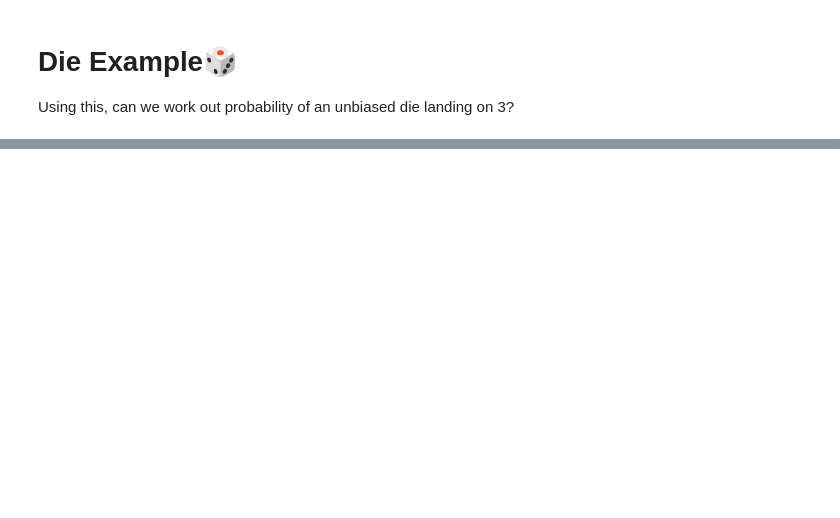
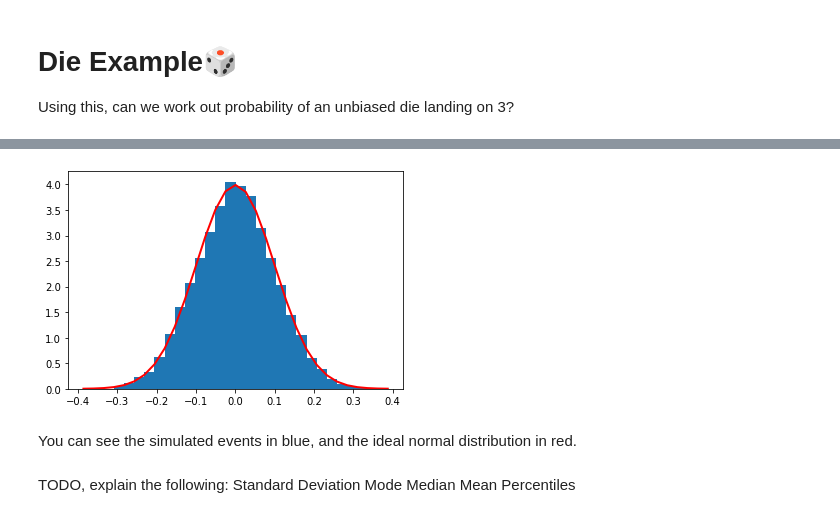
Before and after one commit to jonathanfrawley/data_analysis_and_machine_learning_course, a Jupyter notebook: slides/slides_01.ipynb, the cells around one changed output, grey strips where cells are left out. Saved outputs shown, nothing was run; the diff lists cells and outputs as text; code cells hidden in the pictures; blank space fills up the shorter version.

```diff
--- a/slides/slides_01.ipynb
+++ b/slides/slides_01.ipynb
@@ -111,0 +150,19 @@ SyntaxError: invalid syntax (<ipython-input-14-a2d52e982b1e>, line 1)
+# %%
+mu, sigma = 0, 0.1 # mean and standard deviation
+s = np.random.normal(mu, sigma, 10000)
+count, bins, ignored = plt.hist(s, 30, density=True)
+plt.plot(bins, 1/(sigma * np.sqrt(2 * np.pi)) *
+         np.exp( - (bins - mu)**2 / (2 * sigma**2) ),
+         linewidth=2, color='r')
+plt.show()
+# %% [output]
+[figure, added]
+# %% [markdown]
+You can see the simulated events in blue, and the ideal normal distribution in red.
+# %% [markdown]
+TODO, explain the following:
+Standard Deviation
+Mode
+Median
+Mean
+Percentiles
```
Also changed, not shown: parts of 16 cells of this notebook.
